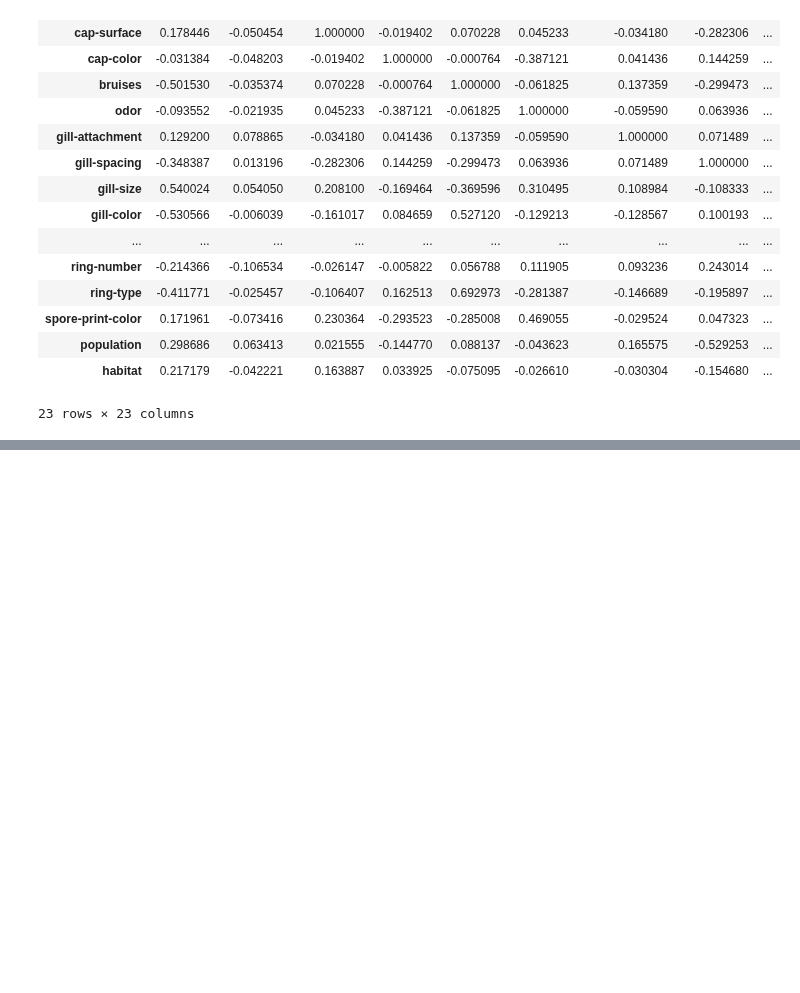
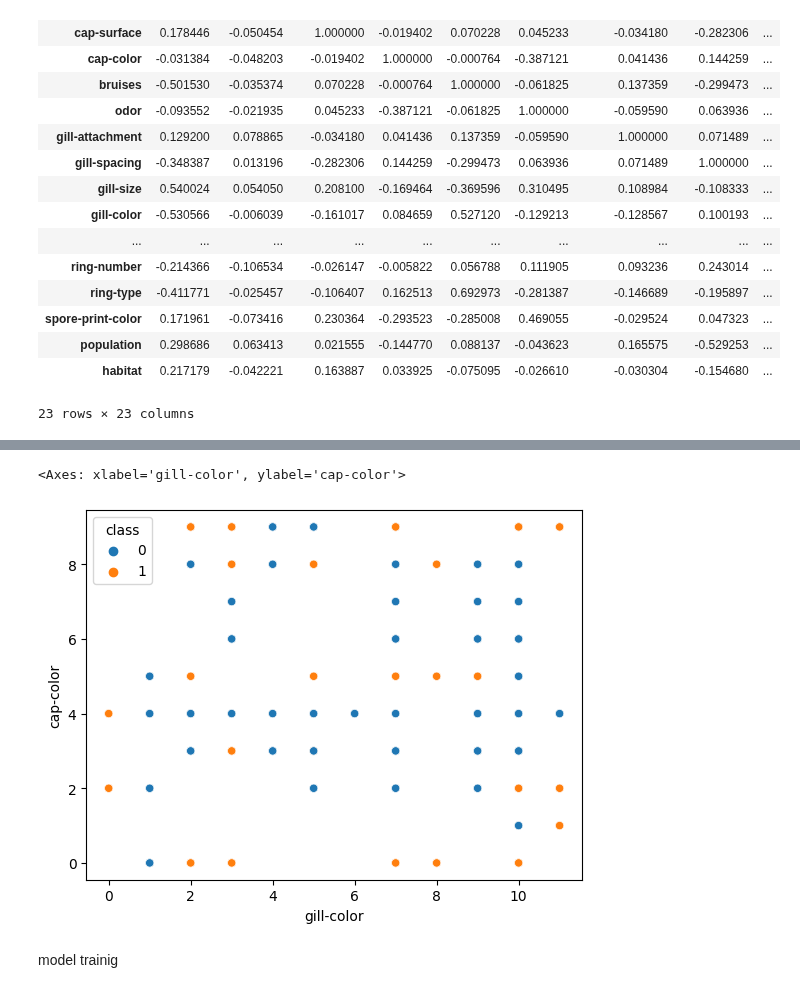
Before and after one commit to kdmwangi/Data-Science, a Jupyter notebook: mushroom_svm.ipynb, the cells around one changed output, grey strips where cells are left out. Drawn from its saved outputs; the diff is of its cells as text; code cells hidden in the pictures; blank space fills up the shorter version.

Commit message:
model training

```diff
--- a/mushroom_svm.ipynb
+++ b/mushroom_svm.ipynb
@@ -218,0 +288,7 @@ What this actually means is as the value increases for the columns there is a hi
+# %%
+sns.scatterplot(data=dataset, x='gill-color', y='cap-color', hue='class')
+# %% [output]
+<Axes: xlabel='gill-color', ylabel='cap-color'>
+[figure, added]
+# %% [markdown]
+model trainig
```
Also changed, not shown: parts of 15 cells of this notebook.
